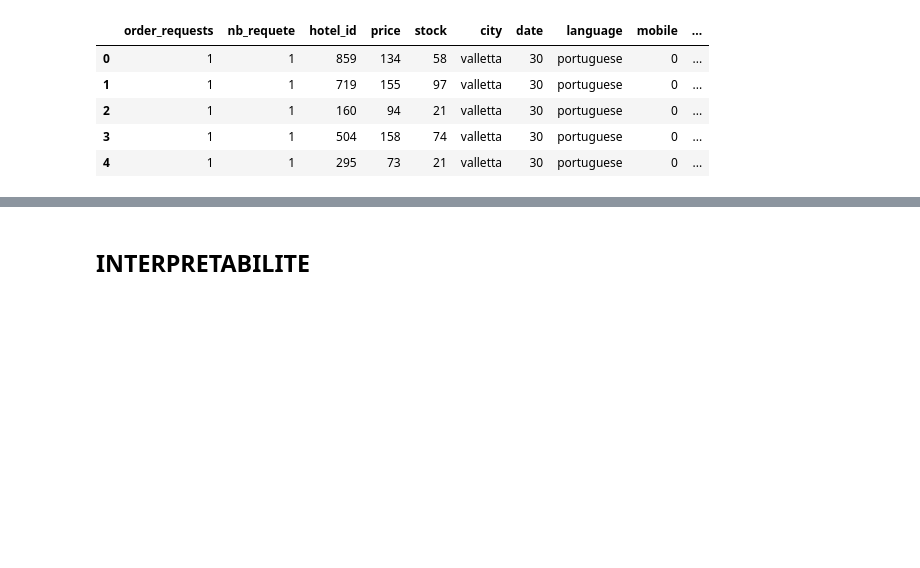
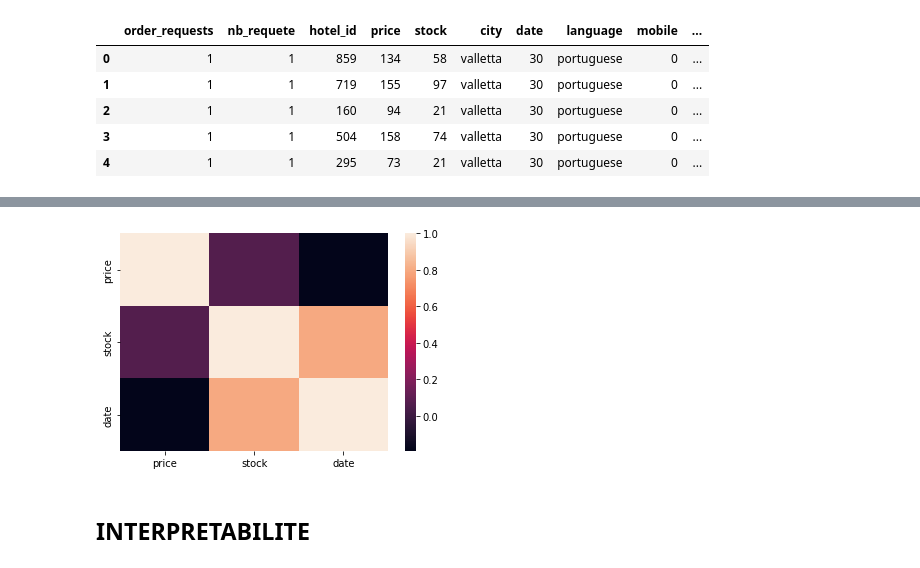
Before and after one commit to TryoenJ/Defi-IA, a Jupyter notebook: GIT-Final/analysis.ipynb, the cells around one changed output, grey strips where cells are left out. Drawn from its saved outputs; the diff is of its cells as text; code cells hidden in the pictures; blank space fills up the shorter version.

```diff
--- a/GIT-Final/analysis.ipynb
+++ b/GIT-Final/analysis.ipynb
@@ -101,3 +134,13 @@ ProfileReport(dataP,minimal=True)
+# %%
+# correlation matrix
+#correlation_mat = dataP.corr()
+correlation_mat = data[["price","stock","date"]].corr()
+import seaborn as sns
+sns.heatmap(correlation_mat, annot = False)
+
+plt.show()
+# %% [output]
+[figure, added]
 # %%
 X = data[["date","stock","city","language","mobile","hotel_id","group","brand","parking","pool","children_policy"]]
 Y = data[["price"]]
```
Also changed, not shown: parts of 31 cells of this notebook, 1 other file.
